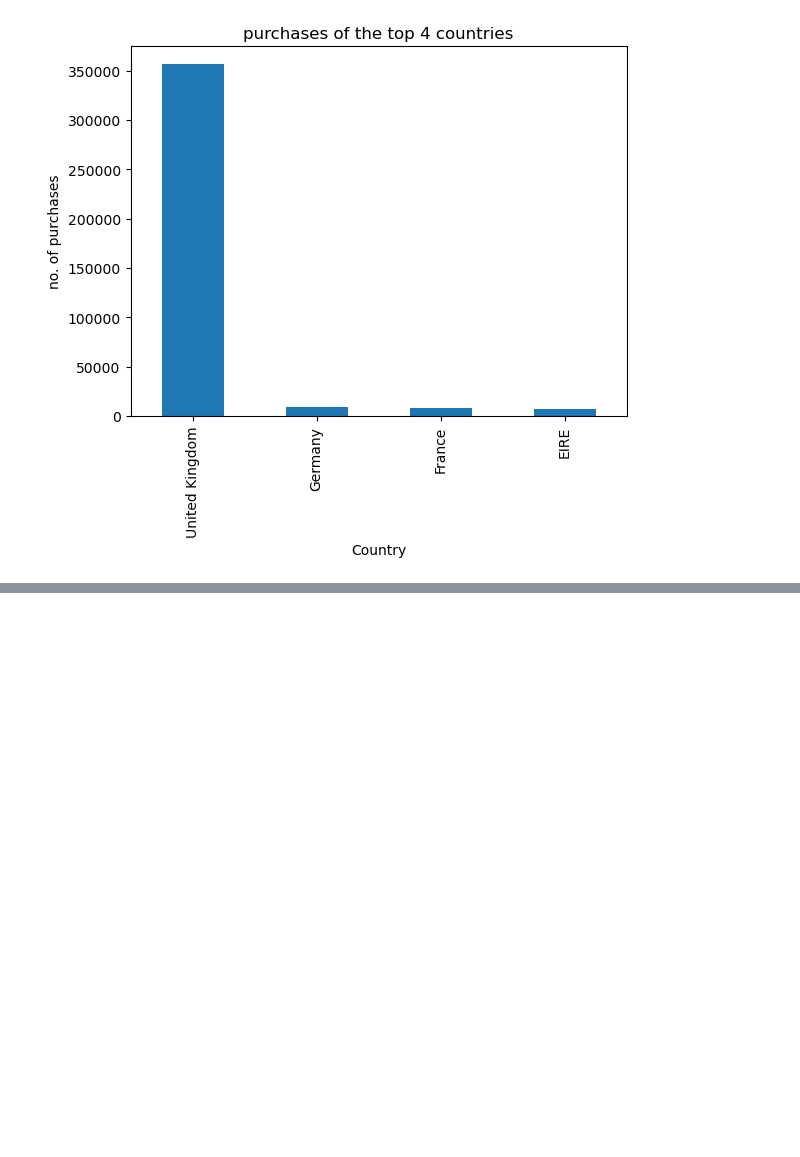
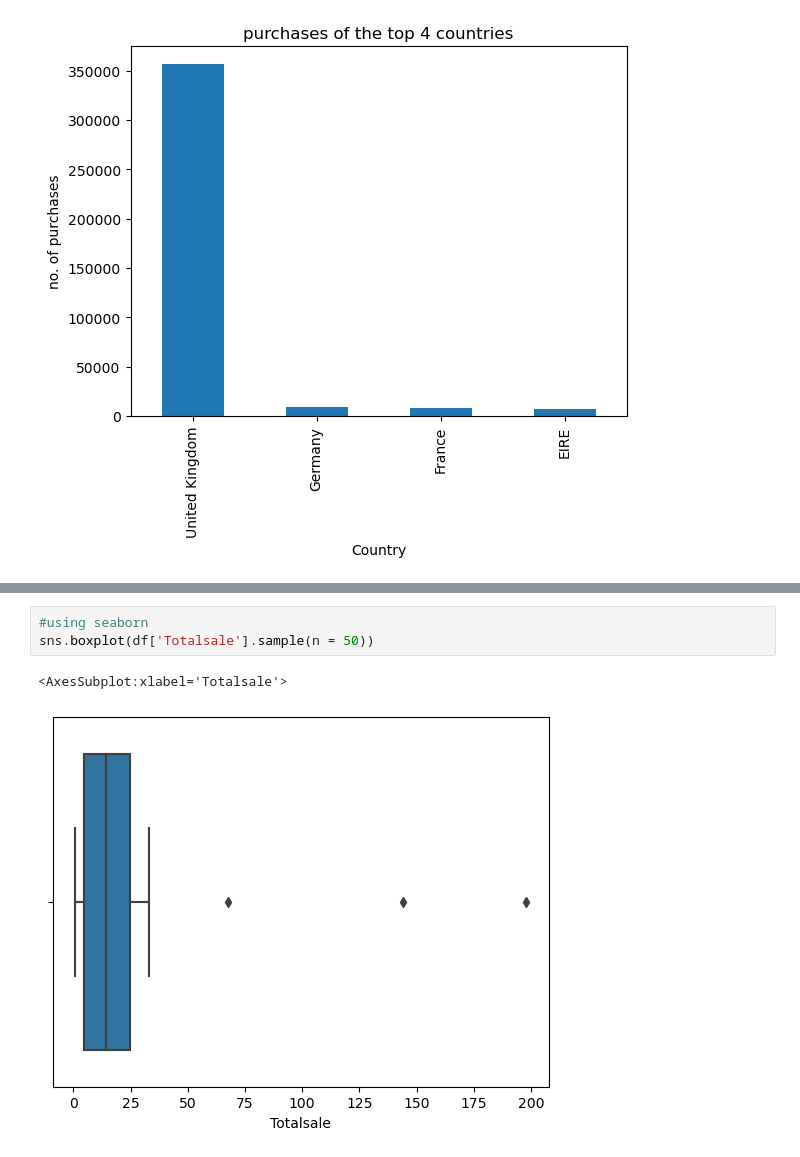
Before and after one commit to Nkoidila/learning_data_visualization, a Jupyter notebook: univariate_analysis.ipynb, the cells around one changed output, grey strips where cells are left out. Saved outputs shown, nothing was run; the diff lists cells and outputs as text; blank space fills up the shorter version.

```diff
--- a/univariate_analysis.ipynb
+++ b/univariate_analysis.ipynb
@@ -167,0 +194,6 @@ plt.show
+# %%
+#using seaborn
+sns.boxplot(df['Totalsale'].sample(n = 50))
+# %% [output]
+<AxesSubplot:xlabel='Totalsale'>
+[figure, added]
```
Also changed, not shown: parts of 10 cells of this notebook.
